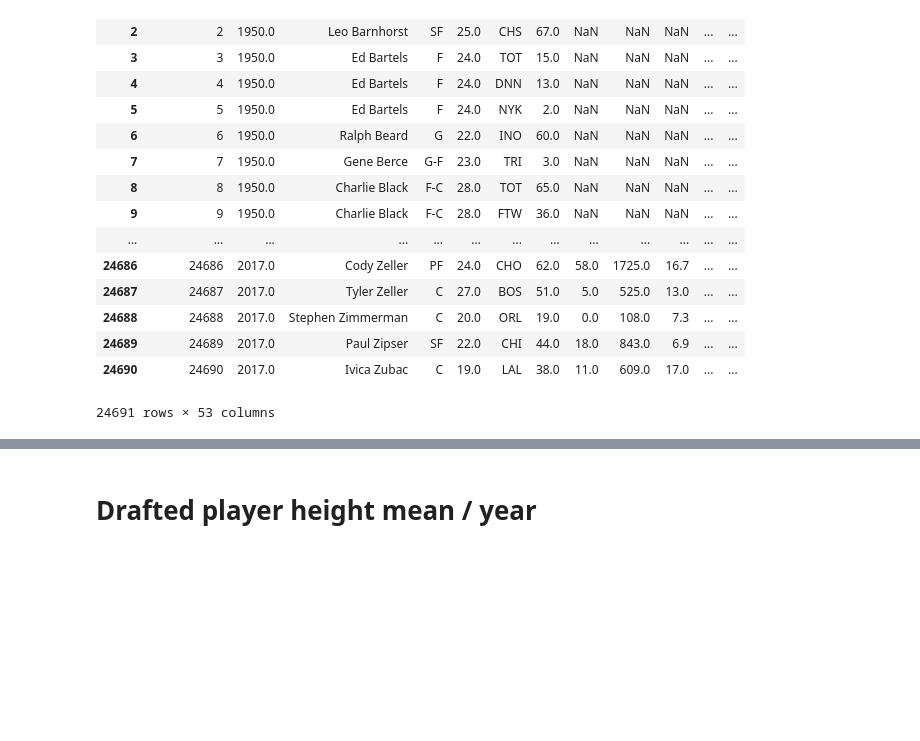
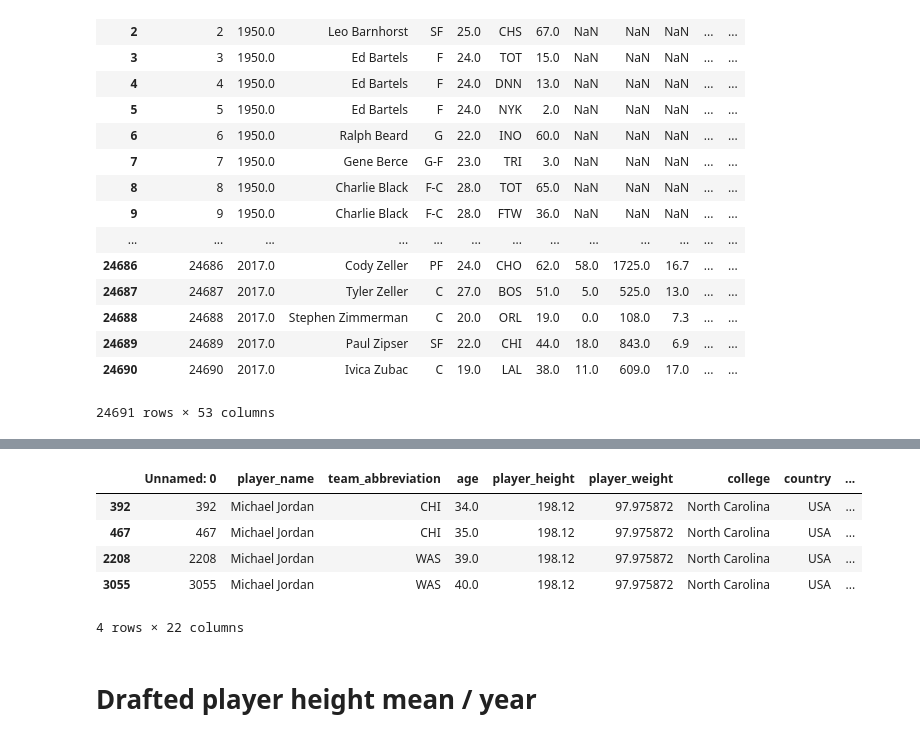
Before and after one commit to MaximeFth/com-480-project-freespin, a Jupyter notebook: Stats.ipynb, the cells around one changed output, grey strips where cells are left out. Drawn from its saved outputs; the diff is of its cells as text; code cells hidden in the pictures; blank space fills up the shorter version.

```diff
--- a/Stats.ipynb
+++ b/Stats.ipynb
@@ -6,10 +6,10 @@ import matplotlib.pyplot as plt
 import re
 import matplotlib.patches as mpatches
 # %%
-seasonsStats = pd.read_csv('DATA/nba-players-data/all_seasons.csv')
-players = pd.read_csv('DATA/nba-players-stats/Players.csv')
-playersData = pd.read_csv('DATA/nba-players-stats/player_data.csv')
-nbaPlayersStats = pd.read_csv('DATA/nba-players-stats/seasons_stats.csv')
+all_seasons = pd.read_csv('src/DATA/nba-players-data/all_seasons.csv')
+players = pd.read_csv('src/DATA/nba-players-stats/Players.csv')
+playersData = pd.read_csv('src/DATA/nba-players-stats/player_data.csv')
+seasons_stats = pd.read_csv('src/DATA/nba-players-stats/seasons_stats.csv')
 # %%
 rp = playersData.rename(columns={"name": "Player"})
 result = pd.merge(players, rp, on='Player')
@@ -97,3 +76,12 @@ seasonsStats
+# %%
+all_seasons.loc[all_seasons['player_name'] == 'Michael Jordan']
+# %% [output]
+|  | Unnamed: 0 | player_name | team_abbreviation | age | player_height | player_weight | college | country | ... |
+| 392 | 392 | Michael Jordan | CHI | 34.0 | 198.12 | 97.975872 | North Carolina | USA | ... |
+| 467 | 467 | Michael Jordan | CHI | 35.0 | 198.12 | 97.975872 | North Carolina | USA | ... |
+| 2208 | 2208 | Michael Jordan | WAS | 39.0 | 198.12 | 97.975872 | North Carolina | USA | ... |
+| 3055 | 3055 | Michael Jordan | WAS | 40.0 | 198.12 | 97.975872 | North Carolina | USA | ... |
+4 rows × 22 columns
 # %% [markdown]
 # Drafted player height mean / year
 # %%
```
Also changed, not shown: parts of 1 cell of this notebook, 2 other files.
